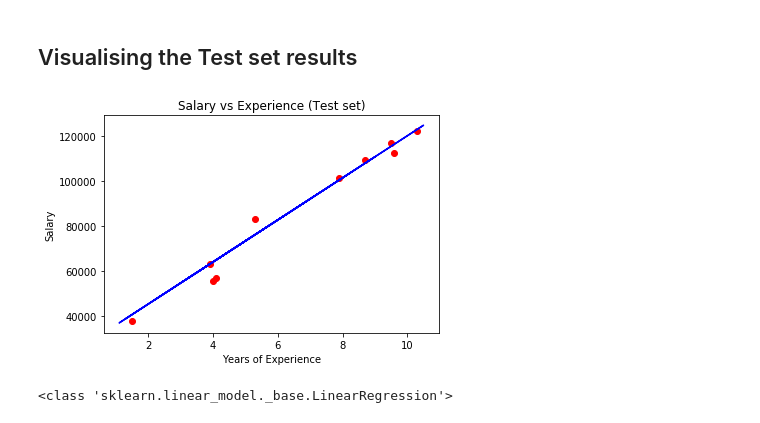
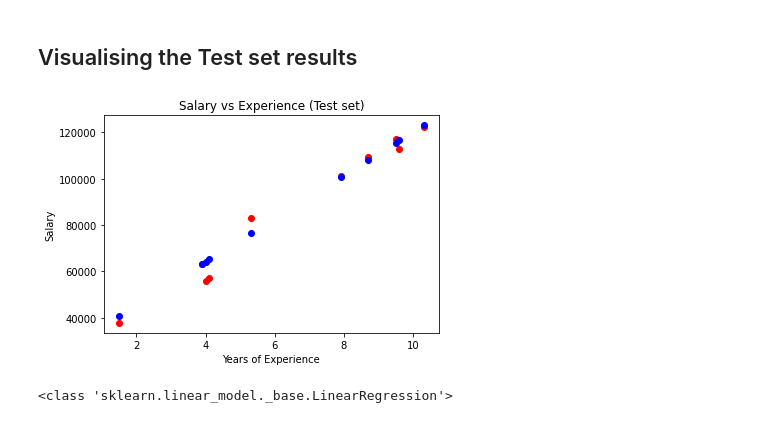
Before and after one commit to neoscreenager/DataScienceCourseNotebooks, a Jupyter notebook: Data Science with Python/simple_linear_regression.ipynb, the cells around one changed output. Saved outputs shown, nothing was run; the diff lists cells and outputs as text; code cells hidden in the pictures.

```diff
--- a/Data Science with Python/simple_linear_regression.ipynb
+++ b/Data Science with Python/simple_linear_regression.ipynb
@@ -77,13 +77,13 @@ plt.show()
 ## Visualising the Test set results
 # %%
 plt.scatter(X_test, y_test, color = 'red')
-plt.plot(X_train, regressor.predict(X_train), color = 'blue')
+plt.scatter(X_test, regressor.predict(X_test), color = 'blue')
 plt.title('Salary vs Experience (Test set)')
 plt.xlabel('Years of Experience')
 plt.ylabel('Salary')
 plt.show()
 # %% [output]
-[figure, old version]
+[figure, new version]
 # %%
 print(LinearRegression)
 # %% [output]
```
Also changed, not shown: parts of 1 cell of this notebook, 1 other file.
